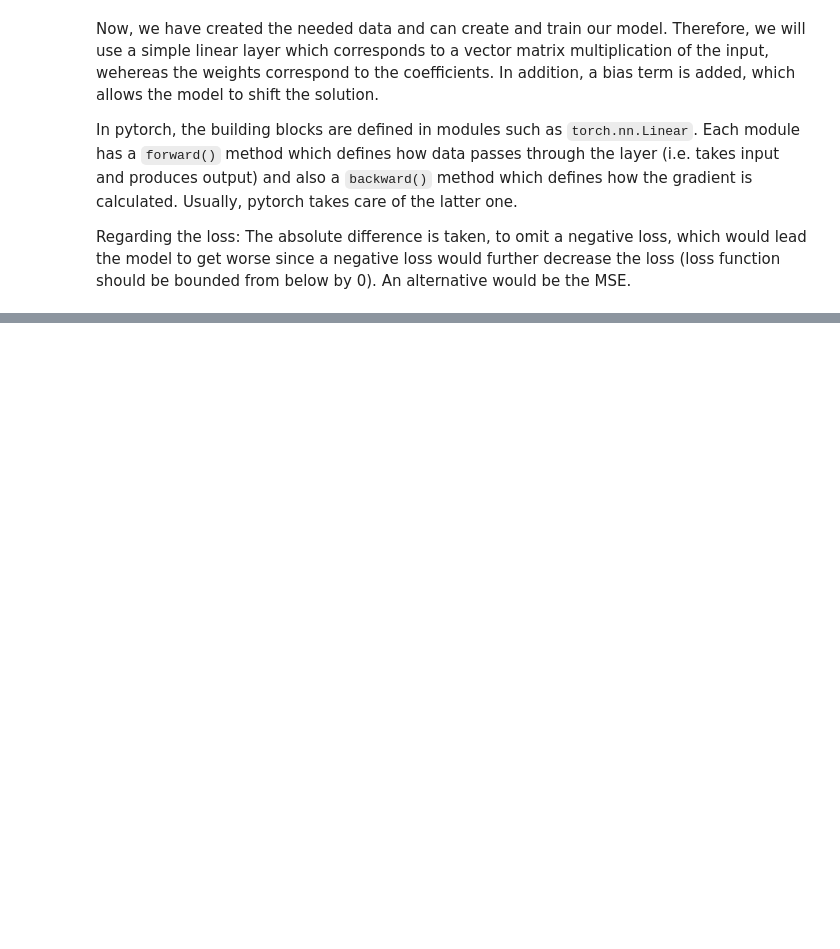
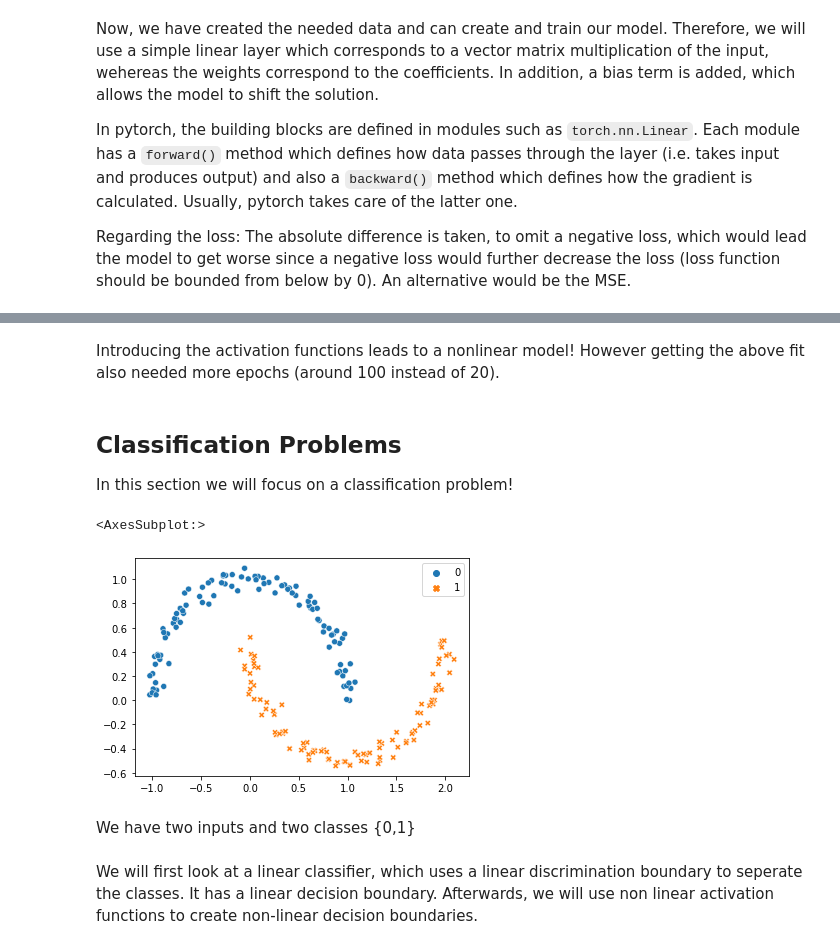
Before and after one commit to LarsG321/Book_Inside_Deep_Learning, a Jupyter notebook: Chapter 2/Reading Notes.ipynb, the cells around one changed output, grey strips where cells are left out. Cells and saved outputs as stored; diff of their text form; code cells hidden in the pictures; blank space fills up the shorter version.

```diff
--- a/Chapter 2/Reading Notes.ipynb
+++ b/Chapter 2/Reading Notes.ipynb
@@ -104,0 +143,14 @@ train_simple_network(model, loss_func,training_loader,20, device="cpu")
+# %% [markdown]
+Introducing the activation functions leads to a nonlinear model! However getting the above fit also needed more epochs (around 100 instead of 20).
+# %% [markdown]
+## Classification Problems
+In this section we will focus on a classification problem!
+# %%
+from sklearn.datasets import make_moons
+X, y = make_moons(n_samples=200, noise=0.05)
+sns.scatterplot(x=X[:,0], y=X[:,1], hue=y, style=y)
+# %% [output]
+<AxesSubplot:>
+[figure, added]
+# %% [markdown]
+We have two inputs and two classes \{0,1\}
@@ -104,0 +162,2 @@ train_simple_network(model, loss_func,training_loader,20, device="cpu")
+# %% [markdown]
+We will first look at a linear classifier, which uses a linear discrimination boundary to seperate the classes. It has a linear decision boundary. Afterwards, we will use non linear activation functions to create non-linear decision boundaries.
```
Also changed, not shown: parts of 12 cells of this notebook.
